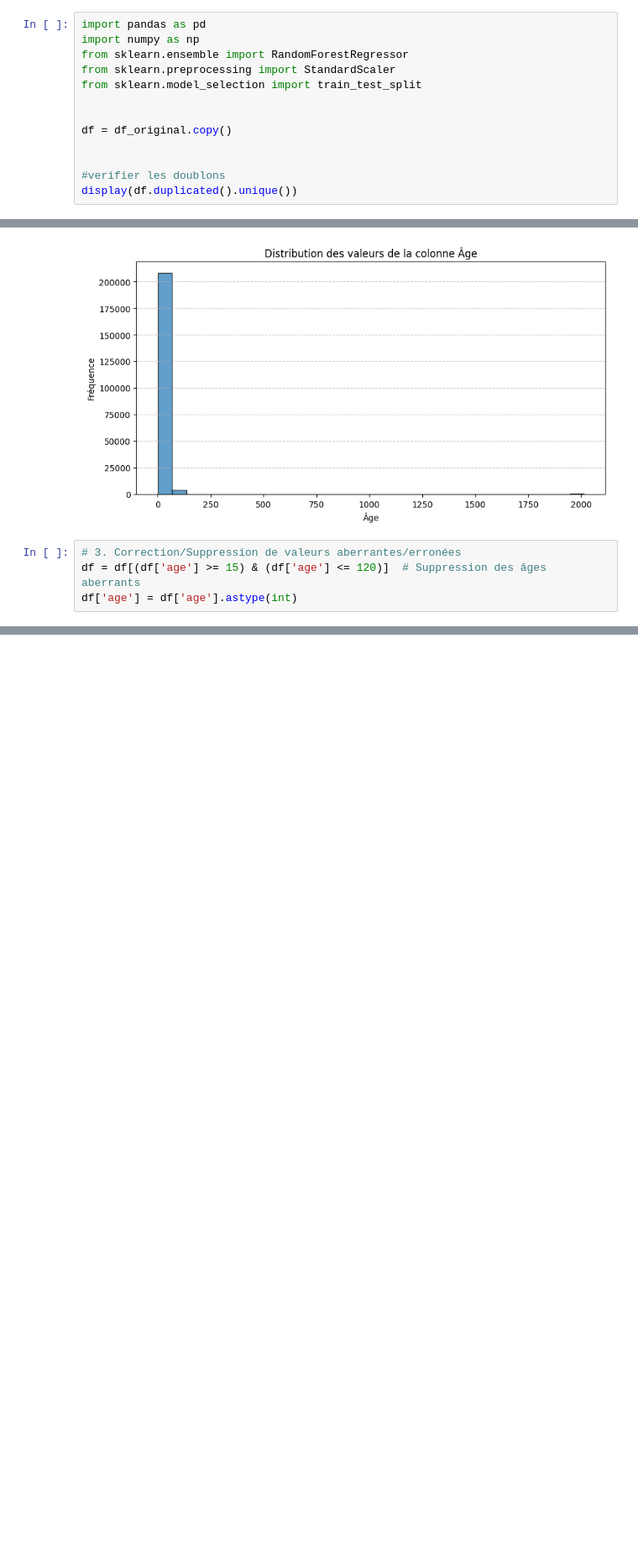
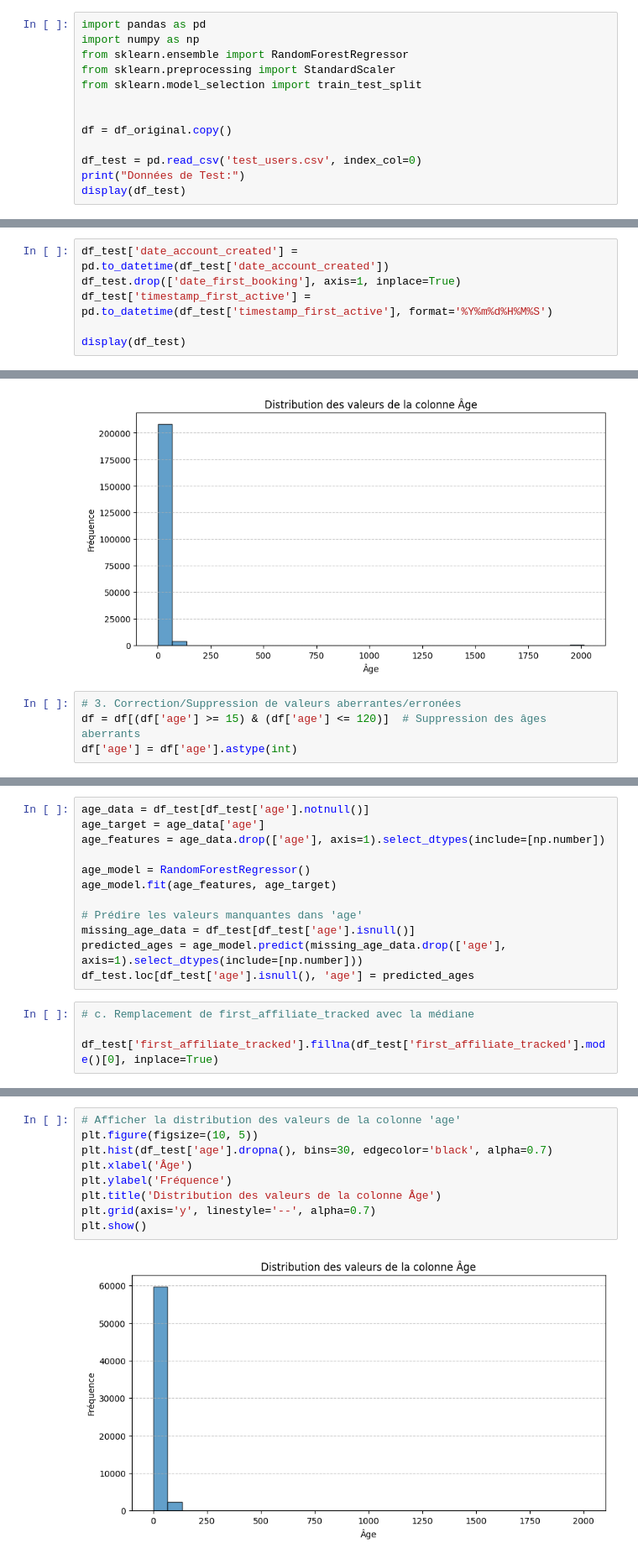
Before and after one commit to fayeboua/tp-a56, a Jupyter notebook: A56_TP-EDA_Transformation merged.ipynb, the cells around one changed output, grey strips where cells are left out. Shown at 84% size. Saved outputs shown, nothing was run; the diff lists cells and outputs as text; blank space fills up the shorter version.

```diff
--- a/A56_TP-EDA_Transformation merged.ipynb
+++ b/A56_TP-EDA_Transformation merged.ipynb
@@ -403,7 +401,7 @@ from sklearn.model_selection import train_test_split
 
 df = df_original.copy()
 
-
-#verifier les doublons
-display(df.duplicated().unique())
+df_test = pd.read_csv('test_users.csv', index_col=0)
+print("Données de Test:")
+display(df_test)
 # %% [output]
@@ -433,0 +457,6 @@ display(df)
+# %%
+df_test['date_account_created'] = pd.to_datetime(df_test['date_account_created'])
+df_test.drop(['date_first_booking'], axis=1, inplace=True)
+df_test['timestamp_first_active'] = pd.to_datetime(df_test['timestamp_first_active'], format='%Y%m%d%H%M%S')
+
+display(df_test)
@@ -592 +573,17 @@ country_destination        0
 dtype: int64
+# %%
+age_data = df_test[df_test['age'].notnull()]
+age_target = age_data['age']
+age_features = age_data.drop(['age'], axis=1).select_dtypes(include=[np.number])
+
+age_model = RandomForestRegressor()
+age_model.fit(age_features, age_target)
+
+# Prédire les valeurs manquantes dans 'age'
+missing_age_data = df_test[df_test['age'].isnull()]
+predicted_ages = age_model.predict(missing_age_data.drop(['age'], axis=1).select_dtypes(include=[np.number]))
+df_test.loc[df_test['age'].isnull(), 'age'] = predicted_ages
+# %%
+# c. Remplacement de first_affiliate_tracked avec la médiane
+
+df_test['first_affiliate_tracked'].fillna(df_test['first_affiliate_tracked'].mode()[0], inplace=True)
@@ -592,0 +597,11 @@ dtype: int64
+# %%
+# Afficher la distribution des valeurs de la colonne 'age'
+plt.figure(figsize=(10, 5))
+plt.hist(df_test['age'].dropna(), bins=30, edgecolor='black', alpha=0.7)
+plt.xlabel('Âge')
+plt.ylabel('Fréquence')
+plt.title('Distribution des valeurs de la colonne Âge')
+plt.grid(axis='y', linestyle='--', alpha=0.7)
+plt.show()
+# %% [output]
+[figure, added]
```
Also changed, not shown: parts of 42 cells of this notebook.
